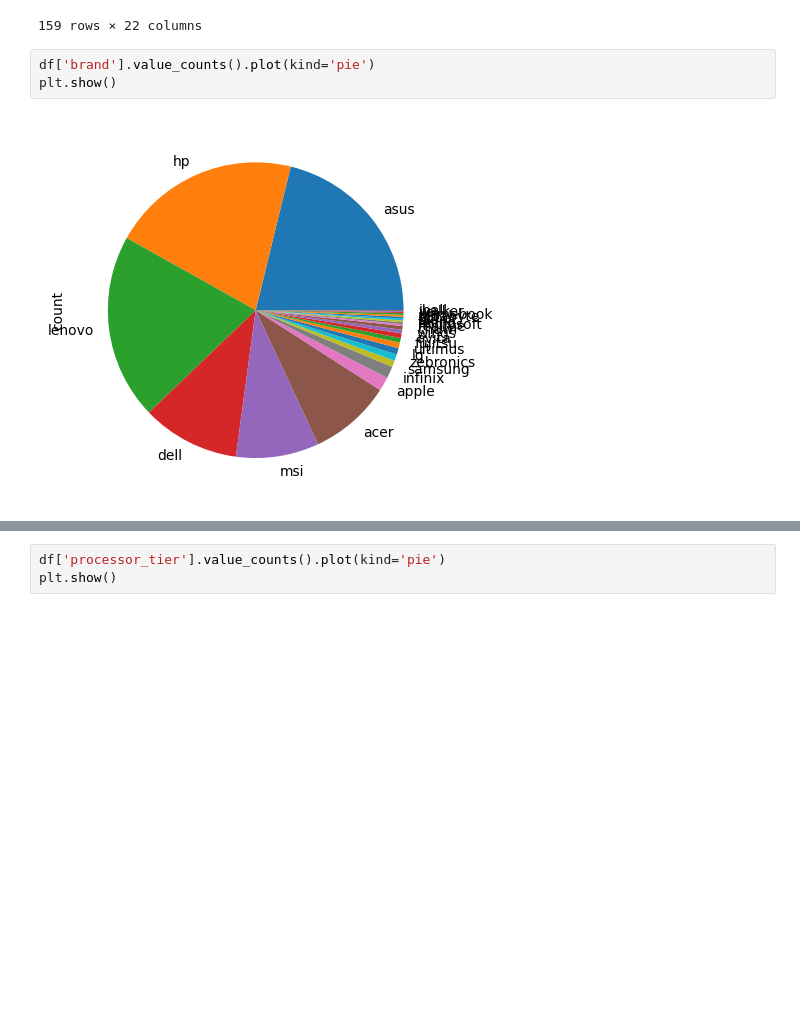
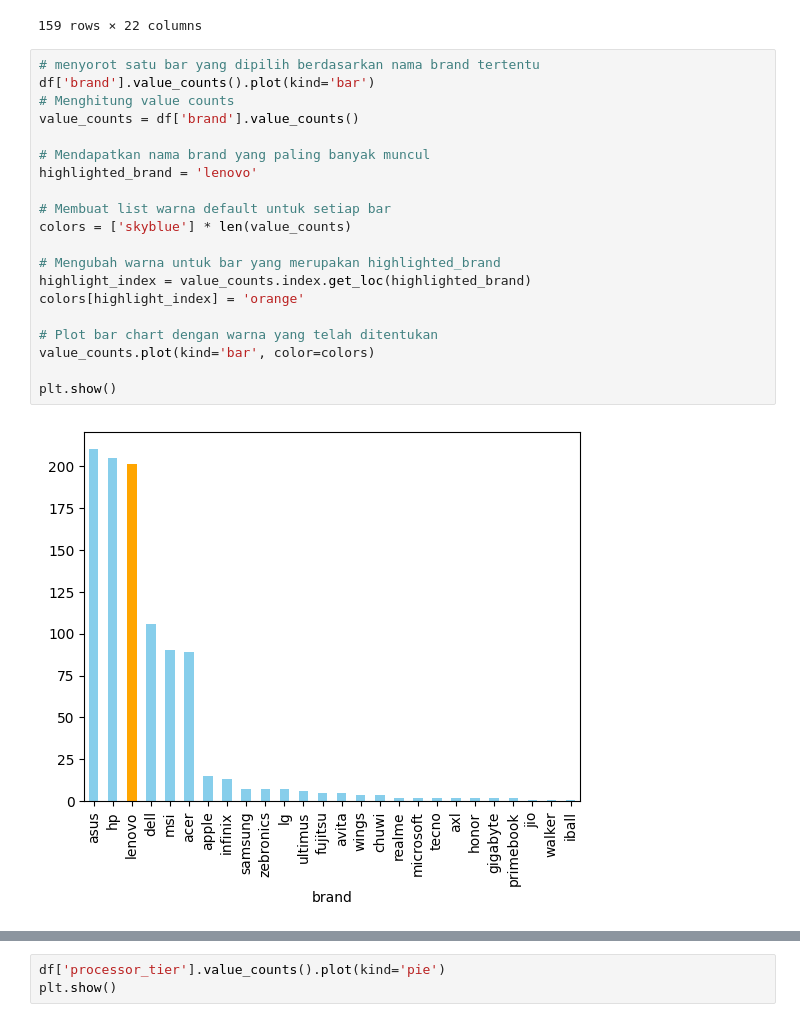
Before and after one commit to restudev/Machine-Learning, a Jupyter notebook: praktikum_minggu_ke2/telaah dan visualisasi data laptop.ipynb, the cells around one changed output, grey strips where cells are left out. Saved outputs shown, nothing was run; the diff lists cells and outputs as text; blank space fills up the shorter version.

```diff
--- a/praktikum_minggu_ke2/telaah dan visualisasi data laptop.ipynb
+++ b/praktikum_minggu_ke2/telaah dan visualisasi data laptop.ipynb
@@ -378,8 +378,25 @@ processor
 | 987 | 999 | msi | MSI Thin GF63 12VE-070IN Gaming L... | 91990 | 73 | intel | core i7 | 10 | 16 | ... |
 159 rows × 22 columns
 # %%
-df['brand'].value_counts().plot(kind='pie')
+# menyorot satu bar yang dipilih berdasarkan nama brand tertentu
+df['brand'].value_counts().plot(kind='bar')
+# Menghitung value counts
+value_counts = df['brand'].value_counts()
+
+# Mendapatkan nama brand yang paling banyak muncul
+highlighted_brand = 'lenovo'
+
+# Membuat list warna default untuk setiap bar
+colors = ['skyblue'] * len(value_counts)
+
+# Mengubah warna untuk bar yang merupakan highlighted_brand
+highlight_index = value_counts.index.get_loc(highlighted_brand)
+colors[highlight_index] = 'orange'
+
+# Plot bar chart dengan warna yang telah ditentukan
+value_counts.plot(kind='bar', color=colors)
+
 plt.show()
 # %% [output]
-[figure, old version]
+[figure, new version]
 # %%
```
Also changed, not shown: parts of 1 cell of this notebook.
